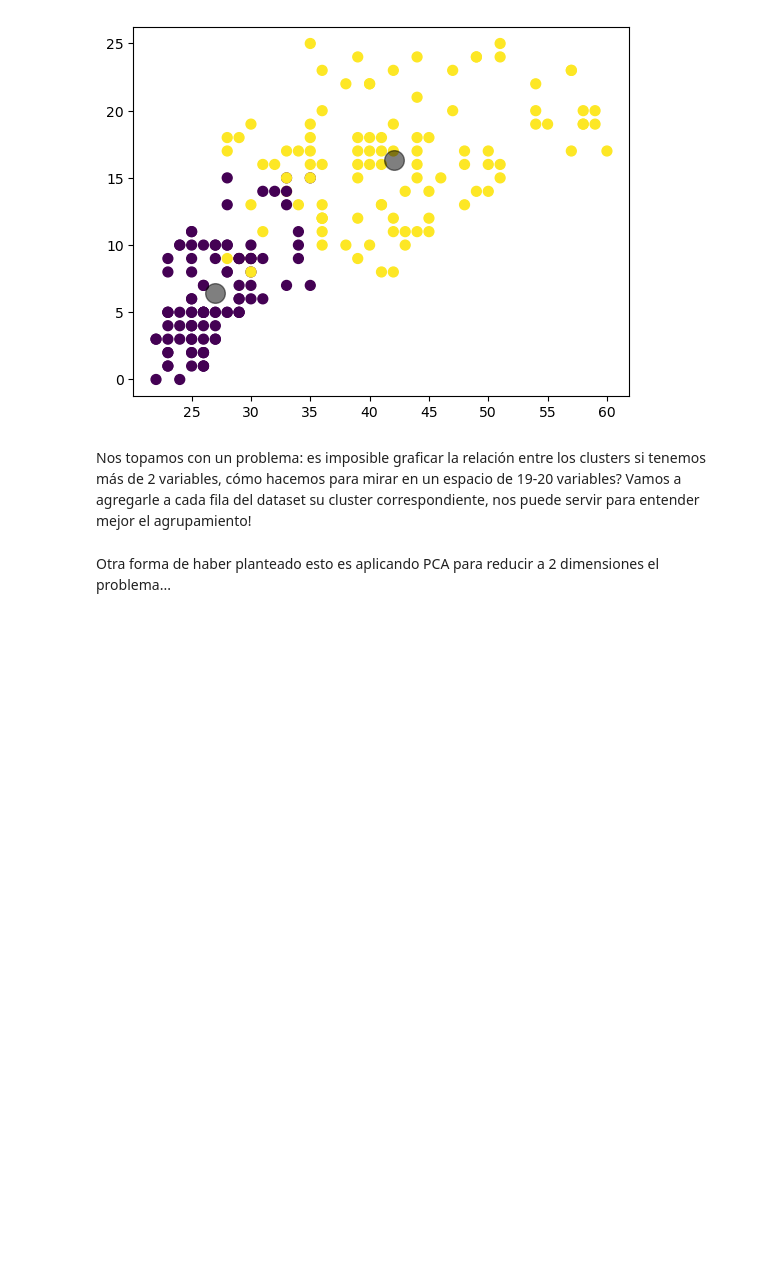
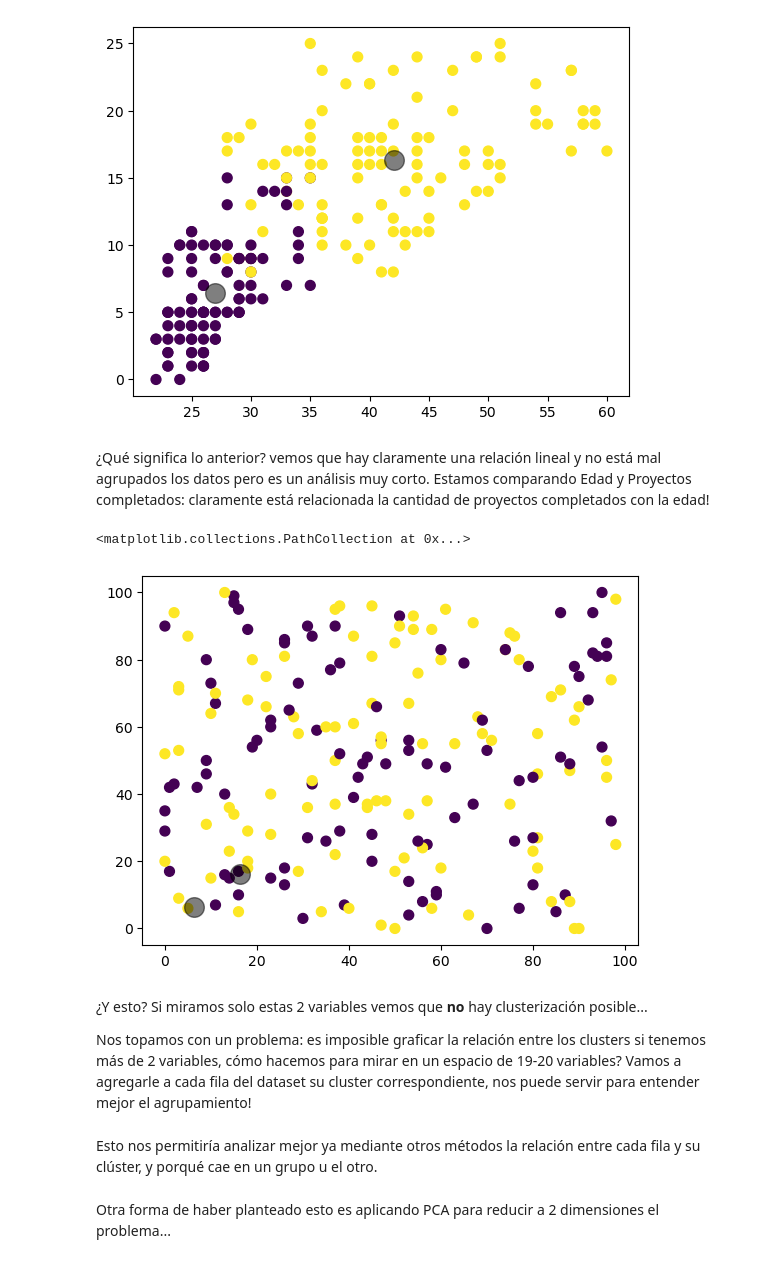
Before and after one commit to erikhromek/CEIOT-ML_TPF, a Jupyter notebook: TPF-v2.ipynb, the cells around one changed output. Cells and saved outputs as stored; diff of their text form; code cells hidden in the pictures; blank space fills up the shorter version.

```diff
--- a/TPF-v2.ipynb
+++ b/TPF-v2.ipynb
@@ -251,13 +257,27 @@ plt.scatter(centers[:, 0], centers[:, 1], c='black', s=200, alpha=0.5)
 # %% [output]
 <matplotlib.collections.PathCollection at 0x...>
 [figure]
+# %% [markdown]
+¿Qué significa lo anterior? vemos que hay claramente una relación lineal y no está mal agrupados los datos pero es un análisis muy corto. Estamos comparando Edad y Proyectos completados: claramente está relacionada la cantidad de proyectos completados con la edad!
+# %%
+plt.scatter(X[:, 2], X[:, 3], c=y_kmeans, s=50, cmap='viridis') # Elegimos Productividad y Satisfaction Rate para elegir 2 variables a dibujar
+
+centers = kmeans.cluster_centers_
+plt.scatter(centers[:, 1], centers[:, 1], c='black', s=200, alpha=0.5)
+# %% [output]
+<matplotlib.collections.PathCollection at 0x...>
+[figure, added]
 # %% [markdown]
+¿Y esto? Si miramos solo estas 2 variables vemos que **no** hay clusterización posible...
+
 Nos topamos con un problema: es imposible graficar la relación entre los clusters si tenemos más de 2 variables, cómo hacemos para mirar en un espacio de 19-20 variables? Vamos a agregarle a cada fila del dataset su cluster correspondiente, nos puede servir para entender mejor el agrupamiento!
 # %%
 dataset['Cluster'] = y_kmeans
 dataset.head()
 
 dataset.to_csv("hr_dashboard_data_clustered.csv", index=False)
+# %% [markdown]
+Esto nos permitiría analizar mejor ya mediante otros métodos la relación entre cada fila y su clúster, y porqué cae en un grupo u el otro.
 # %% [markdown]
 Otra forma de haber planteado esto es aplicando PCA para reducir a 2 dimensiones el problema...
 # %%
```
Also changed, not shown: parts of 24 cells of this notebook.
